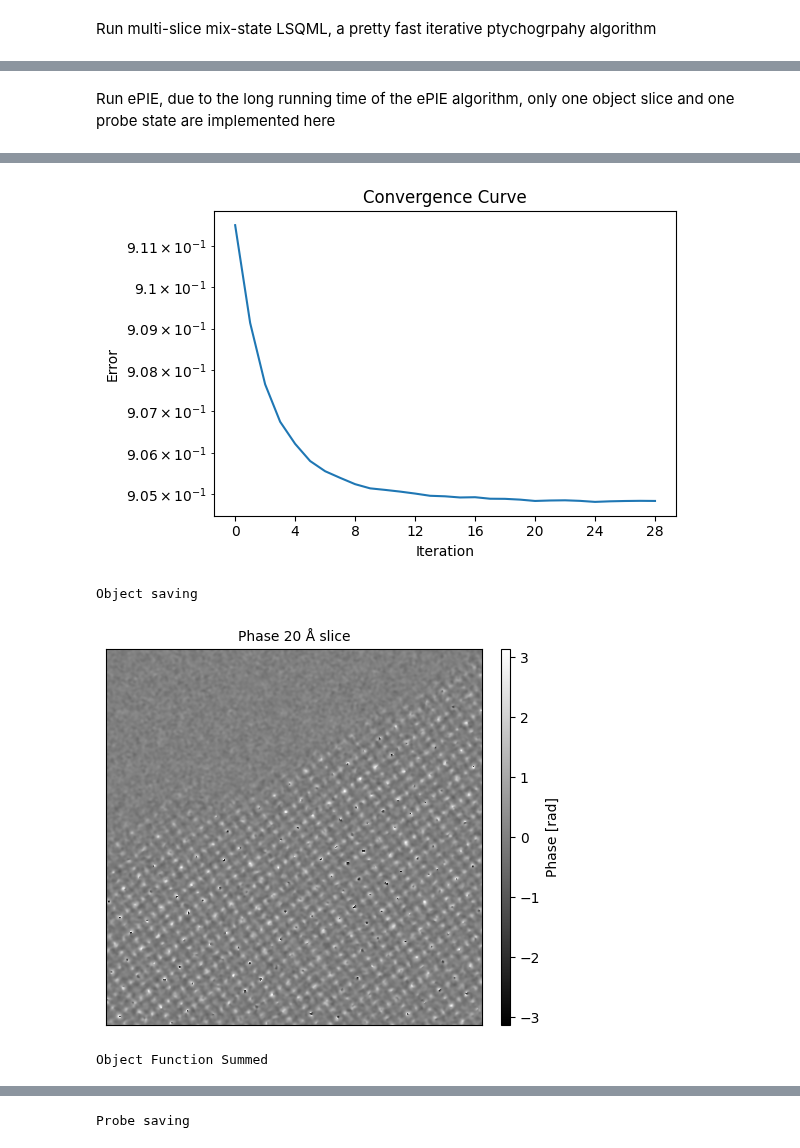
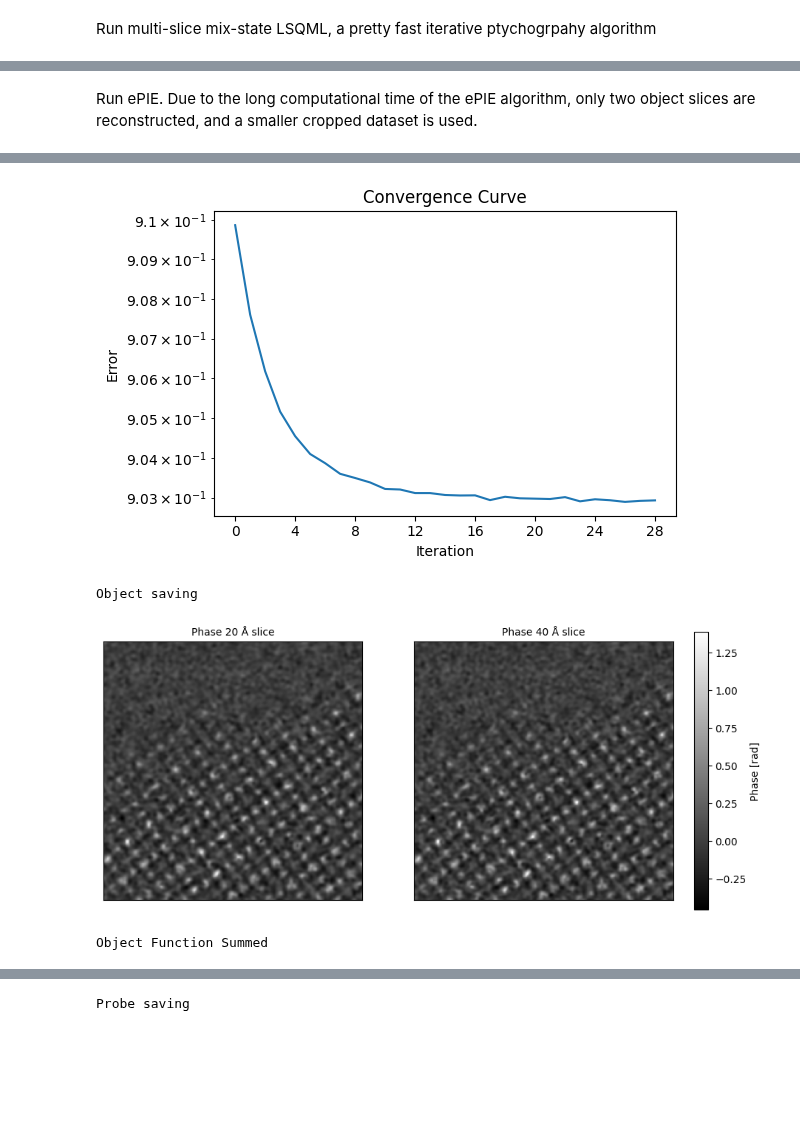
Before and after one commit to Longicorn209/Ptychee-Demo, a Jupyter notebook: run_ptyChee_04_iterative_ptychogrpahy_MAPbI3_F3sum.ipynb, the cells around one changed output, grey strips where cells are left out. Saved outputs shown, nothing was run; the diff lists cells and outputs as text; code cells hidden in the pictures; blank space fills up the shorter version.

```diff
--- a/run_ptyChee_04_iterative_ptychogrpahy_MAPbI3_F3sum.ipynb
+++ b/run_ptyChee_04_iterative_ptychogrpahy_MAPbI3_F3sum.ipynb
@@ -47,11 +47,11 @@ run.run_msLSQML(file, data_4D, Voltage, alpha, scan_step, scan_rotation_angle, s
         defocus,
         n_state = 2,                   # probe states number
         n_slice = 6,                   # object slices number
-        slice_thickness = 8,          # object slice thickness in Å
+        slice_thickness = 8,           # object slice thickness in Å
         iter_max = 200,                # maximum iteration numner
         s_O = 0.05,                    # step size for updating Object Function
         s_P = 0.05,                    # step size for updating Probe Function
-        n_block = 50,                  # block number：The CBEDs are divided into n_block blocks for batch computing, must be divisible by the number of scanning positions
+        n_block = 60,                  # block number：The CBEDs are divided into n_block blocks for batch computing, must be divisible by the number of scanning positions
         ks_softThreshold = 0.5,        # soft threshold to constrain the sparsity of the reciprocal space
         save_results = False,
 )
@@ -85,16 +85,20 @@ Probe saving
 # %% [markdown]
-Run ePIE, due to the long running time of the ePIE algorithm, only one object slice and one probe state are implemented here
+Run ePIE. Due to the long computational time of the ePIE algorithm, only two object slices are reconstructed, and a smaller cropped dataset is used.
+# %%
+
+data_4D = data_4D[50:-50,:100,:,:]
 # %%
 # multi-slice ePIE
 run.run_msePIE(file, data_4D, Voltage, alpha, scan_step, scan_rotation_angle, scan_flip,
         defocus,
-        n_state = 1,                   # probe states number
-        n_slice = 1,                   # object slices number
+        n_state = 2,                   # probe states number
+        n_slice = 2,                   # object slices number
         slice_thickness = 20,          # object slice thickness in Å
         iter_max = 30,                 # maximum iteration numner
-        s_O = 0.1,                    # step size for updating Object Function
+        s_O = 0.1,                     # step size for updating Object Function
         s_P = 0.01,                    # step size for updating Probe Function
         ks_softThreshold = 0.5,        # soft threshold to constrain the sparsity of the reciprocal space
+        kz_regularization = 0.5,       # kz constraint for the 'missing cone problem'
         save_results = False,
 )
 # %% [output]
@@ -115,7 +119,7 @@ scan flip x: False
 
 ################### Saving and Ploting ###################
 Error saving
-[figure, old version]
+[figure, new version]
 Object saving
-[figure, old version]
+[figure, new version]
 Object Function Summed
```
Also changed, not shown: parts of 3 cells of this notebook.
